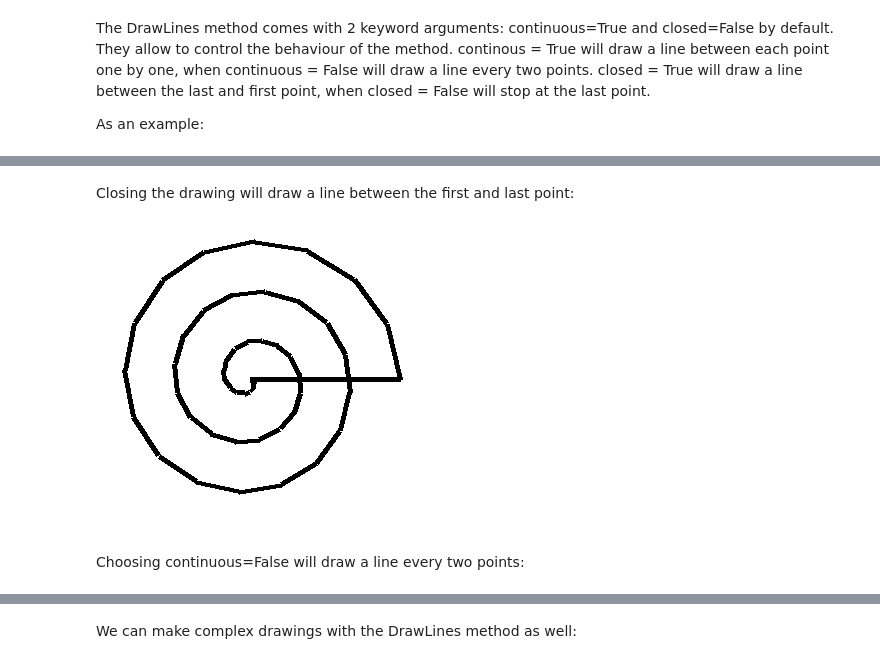
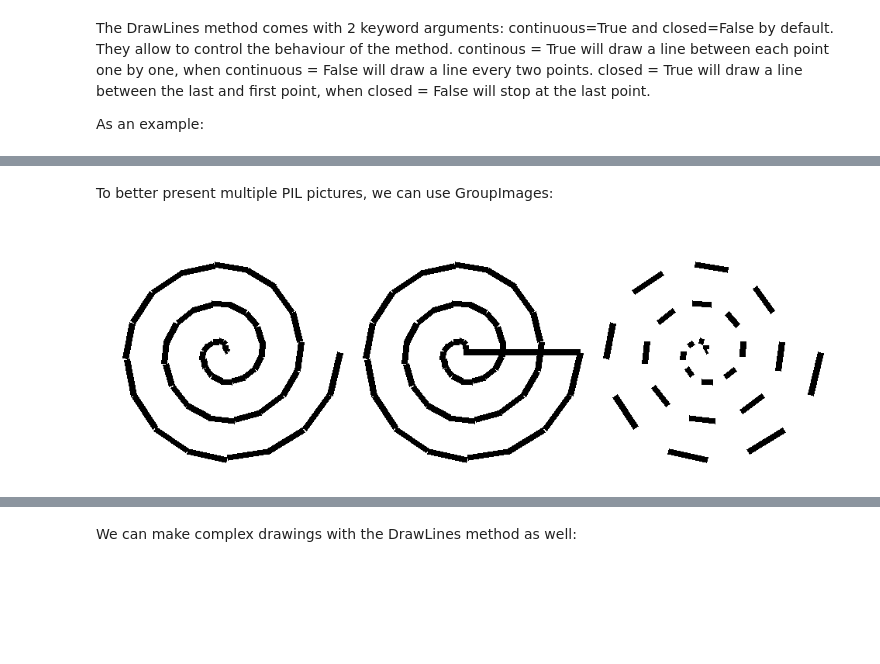
Before and after one commit to Sylvain-Rama/PILes, a Jupyter notebook: docs/PILes - Examples.ipynb, the cells around one changed output, grey strips where cells are left out. Saved outputs shown, nothing was run; the diff lists cells and outputs as text; code cells hidden in the pictures; blank space fills up the shorter version.

Commit message:
Many examples about GroupImages, Perlin noise, dithering, etc...

```diff
--- a/docs/PILes - Examples.ipynb
+++ b/docs/PILes - Examples.ipynb
@@ -402,5 +406,12 @@ If we choose to don't close the drawing, we obtain what is expected:
 # %%
 img3 = Image.new("RGBA", (310, 310), (255, 255, 255, 255))
 drawer = ImageDraws(img3)
-drawer.DrawLines(spiral, closed=False)
-display(img3)
+drawer.DrawLines(spiral, closed=False) # First image will be an open shape
+
+img4 = Image.new("RGBA", (310, 310), (255, 255, 255, 255))
+drawer = ImageDraws(img4)
+drawer.DrawLines(spiral, closed=True) # Second Image will show a closed shape
+
+img5 = Image.new("RGBA", (310, 310), (255, 255, 255, 255))
+drawer = ImageDraws(img5)
+drawer.DrawLines(spiral, continuous=False) # Third Image will have only 1 line every 2.
@@ -409,11 +418,9 @@ display(img3)
 # %% [markdown]
-Closing the drawing will draw a line between the first and last point:
+To better present multiple PIL pictures, we can use GroupImages:
 # %%
-img3 = Image.new("RGBA", (310, 310), (255, 255, 255, 255))
-drawer = ImageDraws(img3)
-drawer.DrawLines(spiral, closed=True)
-display(img3)
+from piles import GroupImages
+
+final = GroupImages([img3, img4, img5]).multidraw(ncols=3, nrows=1, border = 10)
+display(final)
 # %% [output]
-[figure, old version]
+[figure, new version]
-# %% [markdown]
-Choosing continuous=False will draw a line every two points:
```
Also changed, not shown: parts of 22 cells of this notebook, 1 other file.
